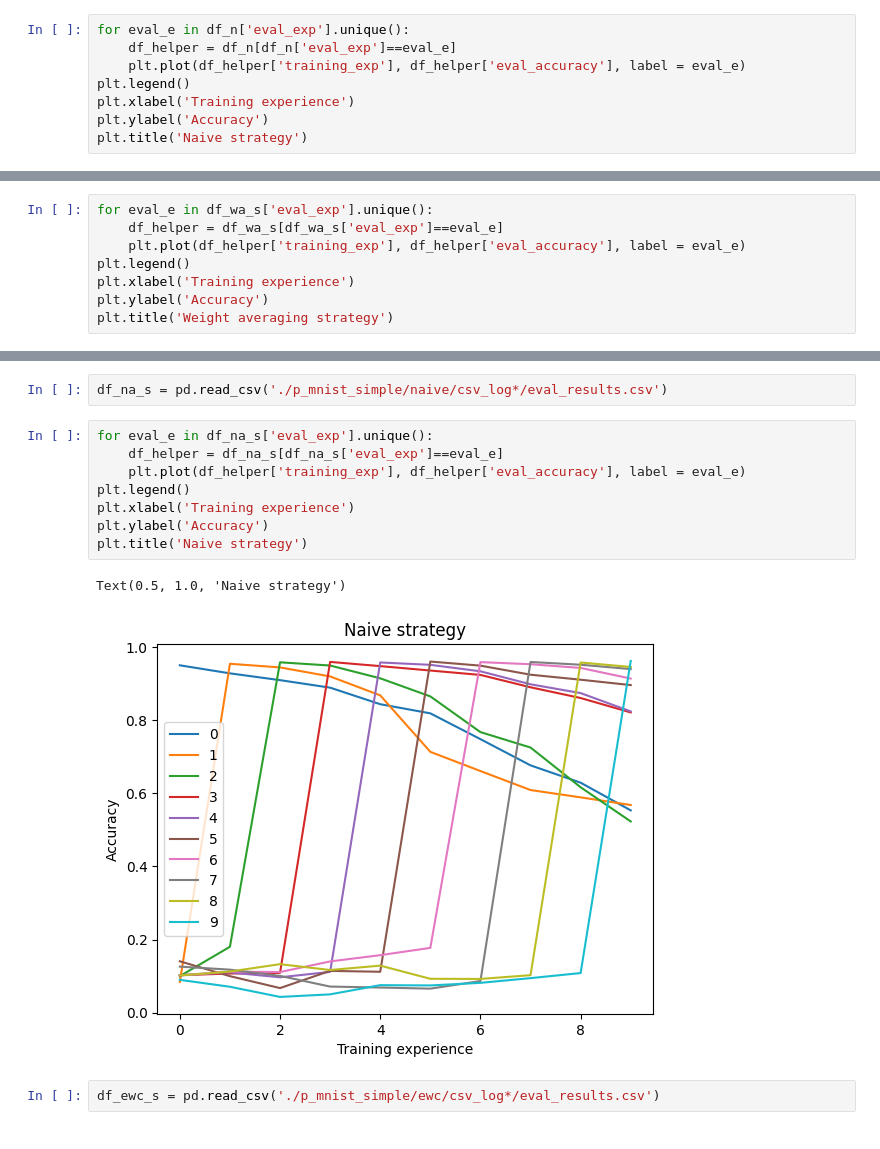
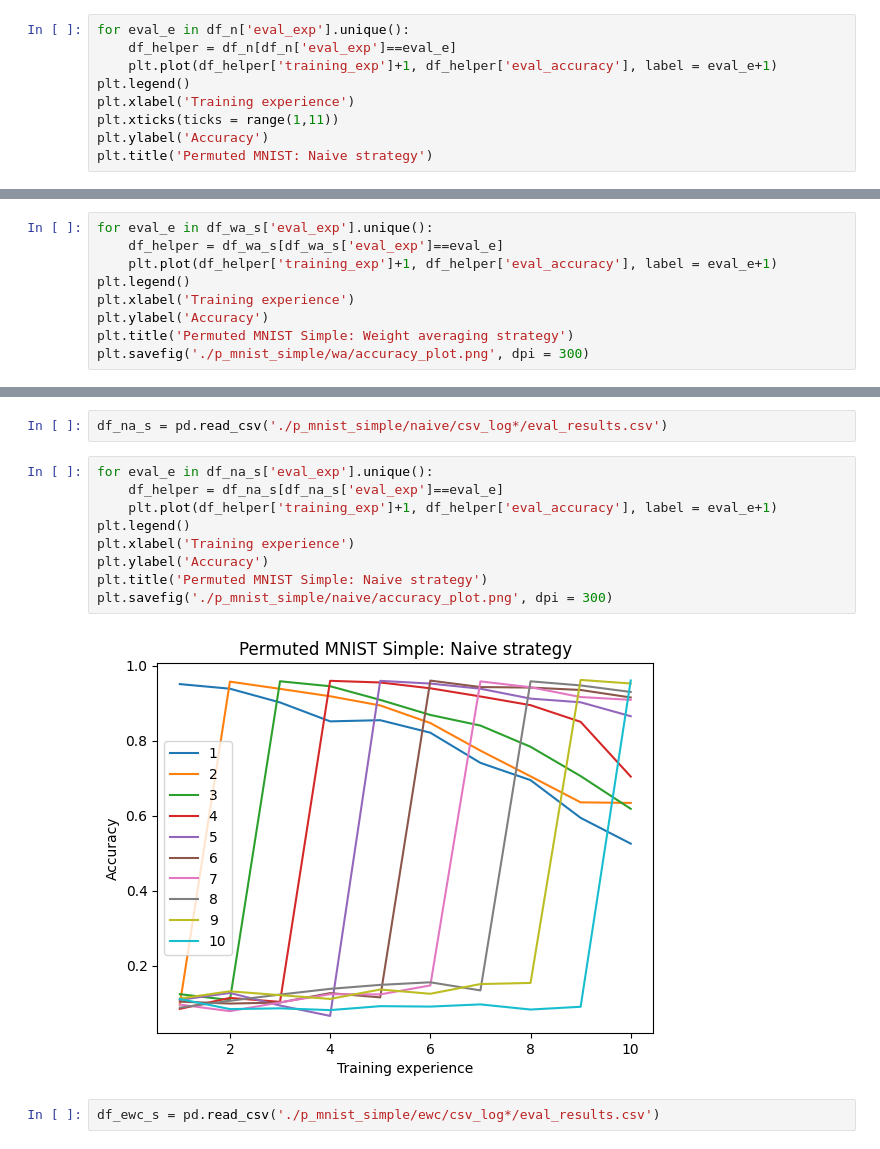
Before and after one commit to nikvogel/WeightAveragingCL, a Jupyter notebook: logs/PlotNotebook.ipynb, the cells around one changed output, grey strips where cells are left out. Saved outputs shown, nothing was run; the diff lists cells and outputs as text.

Commit message:
Add plots of wa experiments

```diff
--- a/logs/PlotNotebook.ipynb
+++ b/logs/PlotNotebook.ipynb
@@ -29,9 +46,10 @@ df_n.head(20)
 # %%
 for eval_e in df_n['eval_exp'].unique():
     df_helper = df_n[df_n['eval_exp']==eval_e]
-    plt.plot(df_helper['training_exp'], df_helper['eval_accuracy'], label = eval_e)
+    plt.plot(df_helper['training_exp']+1, df_helper['eval_accuracy'], label = eval_e+1)
 plt.legend()
 plt.xlabel('Training experience')
+plt.xticks(ticks = range(1,11))
 plt.ylabel('Accuracy')
-plt.title('Naive strategy')
+plt.title('Permuted MNIST: Naive strategy')
 # %% [output]
@@ -106,9 +124,10 @@ df_wa_s = pd.read_csv('./p_mnist_simple/wa/csv_log*/eval_results.csv')
 # %%
 for eval_e in df_wa_s['eval_exp'].unique():
     df_helper = df_wa_s[df_wa_s['eval_exp']==eval_e]
-    plt.plot(df_helper['training_exp'], df_helper['eval_accuracy'], label = eval_e)
+    plt.plot(df_helper['training_exp']+1, df_helper['eval_accuracy'], label = eval_e+1)
 plt.legend()
 plt.xlabel('Training experience')
 plt.ylabel('Accuracy')
-plt.title('Weight averaging strategy')
+plt.title('Permuted MNIST Simple: Weight averaging strategy')
+plt.savefig('./p_mnist_simple/wa/accuracy_plot.png', dpi = 300)
 # %% [output]
@@ -119,14 +137,14 @@ df_na_s = pd.read_csv('./p_mnist_simple/naive/csv_log*/eval_results.csv')
 # %%
 for eval_e in df_na_s['eval_exp'].unique():
     df_helper = df_na_s[df_na_s['eval_exp']==eval_e]
-    plt.plot(df_helper['training_exp'], df_helper['eval_accuracy'], label = eval_e)
+    plt.plot(df_helper['training_exp']+1, df_helper['eval_accuracy'], label = eval_e+1)
 plt.legend()
 plt.xlabel('Training experience')
 plt.ylabel('Accuracy')
-plt.title('Naive strategy')
+plt.title('Permuted MNIST Simple: Naive strategy')
+plt.savefig('./p_mnist_simple/naive/accuracy_plot.png', dpi = 300)
 # %% [output]
-Text(0.5, 1.0, 'Naive strategy')
-[figure, old version]
+[figure, new version]
 # %%
 df_ewc_s = pd.read_csv('./p_mnist_simple/ewc/csv_log*/eval_results.csv')
 # %%
```
Also changed, not shown: parts of 10 cells of this notebook, 1 other file.
